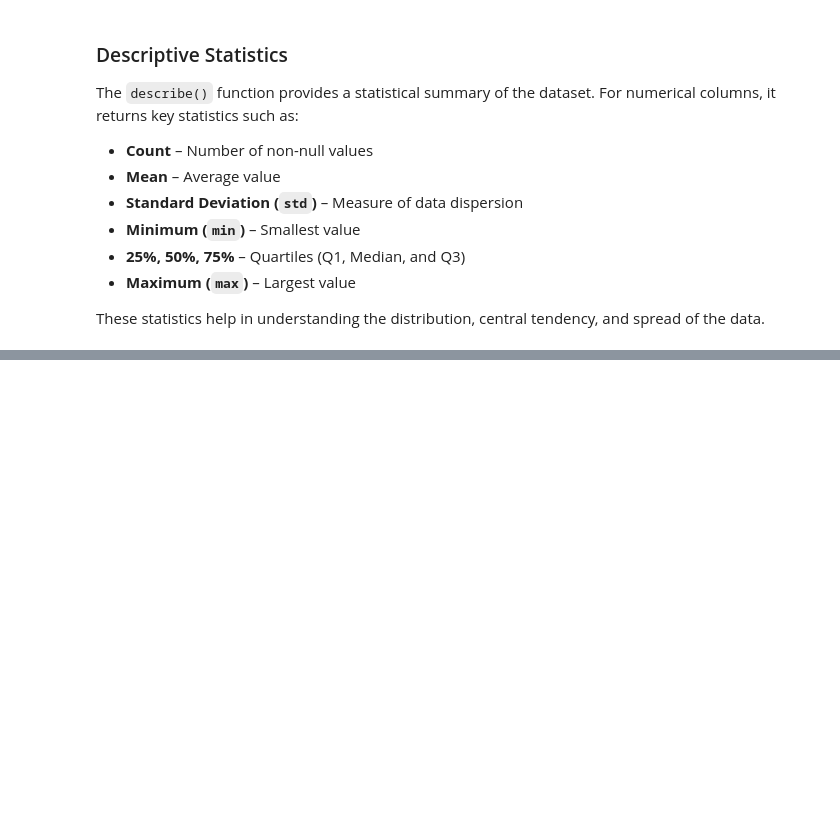
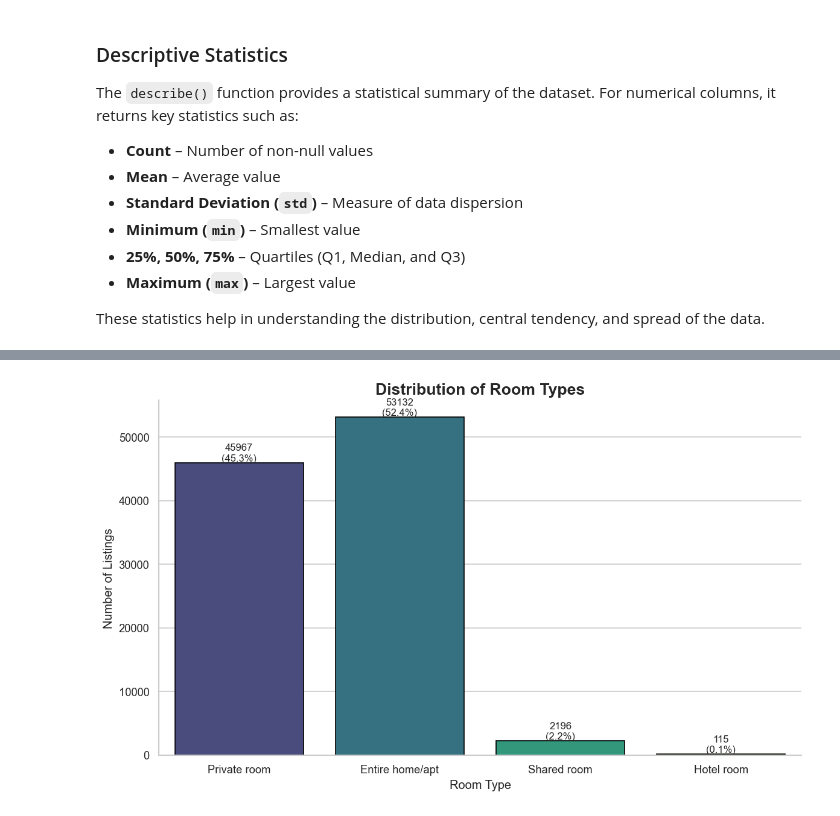
Before and after one commit to theaditya24/COMPLETE-PYTHON-FOR-DATA-ANALYTICS, a Jupyter notebook: Airbnb Data Analysis/EDA.ipynb, the cells around one changed output, grey strips where cells are left out. Saved outputs shown, nothing was run; the diff lists cells and outputs as text; code cells hidden in the pictures; blank space fills up the shorter version.

```diff
--- a/Airbnb Data Analysis/EDA.ipynb
+++ b/Airbnb Data Analysis/EDA.ipynb
@@ -251,0 +328,32 @@ df.describe()
+# %%
+sns.set_theme(style="whitegrid")
+
+plt.figure(figsize=(10,6), dpi=120)
+
+ax = sns.countplot(
+    data=df,
+    x='room type',
+    palette='viridis',
+    edgecolor='black'
+)
+
+total = len(df)
+
+# I loop through each bar in the chart,
+# calculate its count and percentage, and use ax.annotate() to display those values above the bars for better readability
+for p in ax.patches:
+    count = int(p.get_height())
+    percentage = 100 * count / total
+    ax.annotate(f'{count}\n({percentage:.1f}%)',
+                (p.get_x() + p.get_width()/2, p.get_height()),
+                ha='center', va='bottom', fontsize=10)
+
+plt.title("Distribution of Room Types", fontsize=16, fontweight='bold')
+plt.xlabel("Room Type", fontsize=12)
+plt.ylabel("Number of Listings", fontsize=12)
+
+sns.despine()
+plt.tight_layout()
+plt.show()
+# %% [output]
+[figure, added]
```
Also changed, not shown: parts of 19 cells of this notebook.
